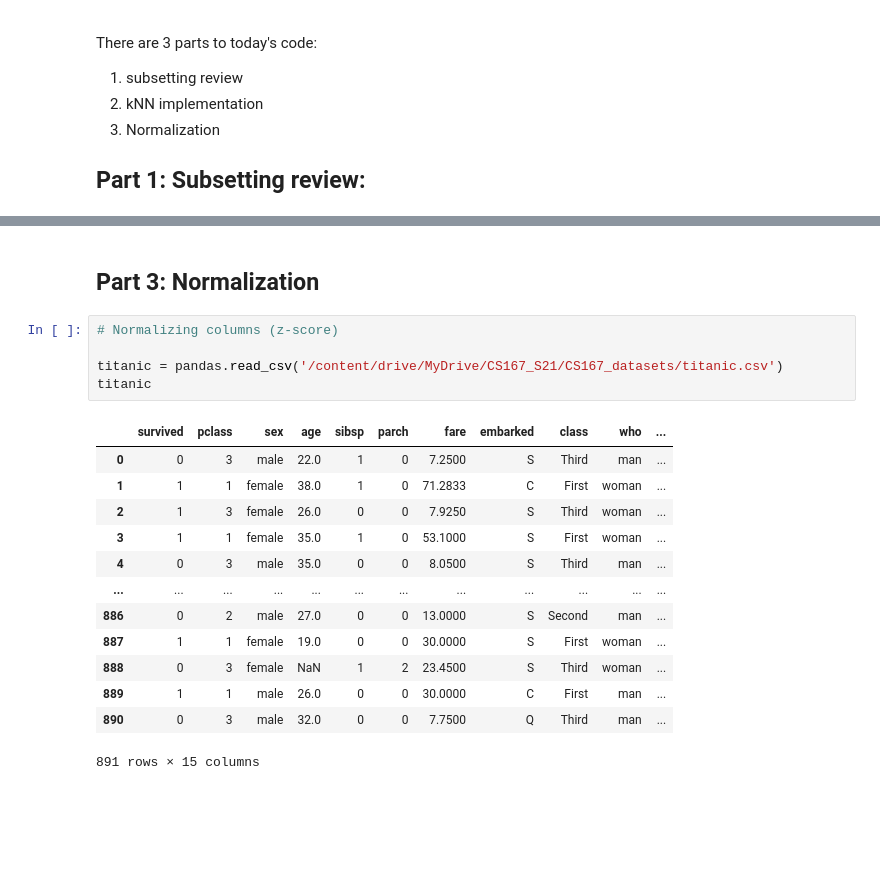
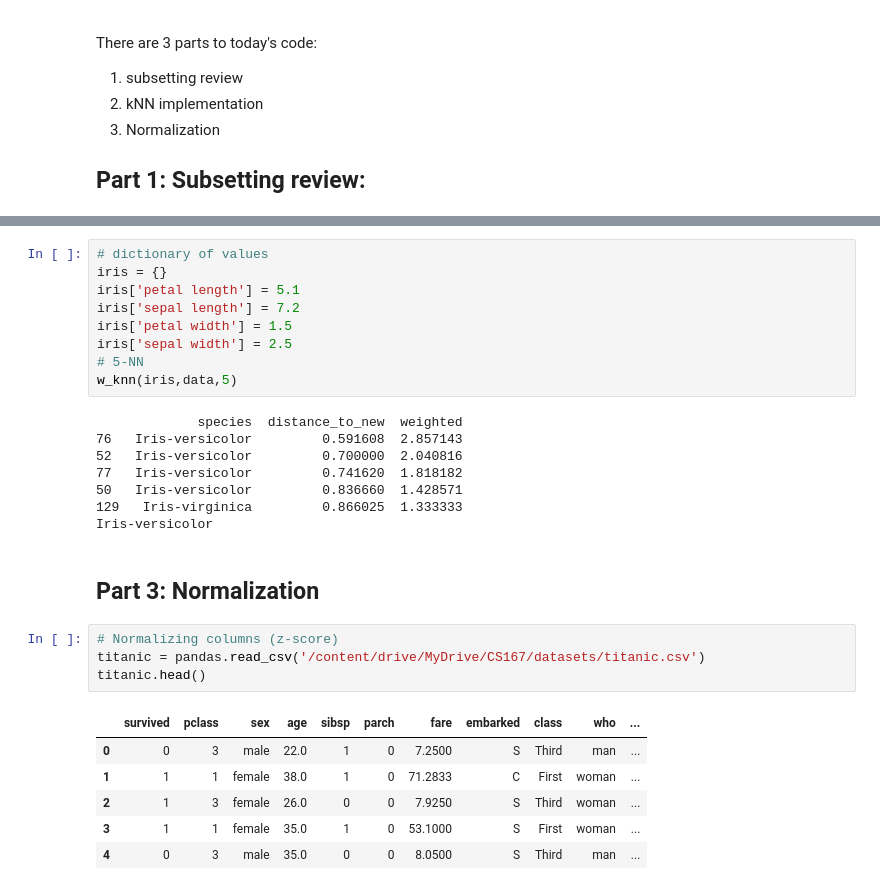
Before and after one commit to mpozzini/Day05, a Jupyter notebook: Day05_Notes.ipynb, the cells around one changed output, grey strips where cells are left out. Saved outputs shown, nothing was run; the diff lists cells and outputs as text; blank space fills up the shorter version.

```diff
--- a/Day05_Notes.ipynb
+++ b/Day05_Notes.ipynb
@@ -174,24 +126,33 @@ knn(iris,data,5)
+# %%
+# dictionary of values
+iris = {}
+iris['petal length'] = 5.1
+iris['sepal length'] = 7.2
+iris['petal width'] = 1.5
+iris['sepal width'] = 2.5
+# 5-NN
+w_knn(iris,data,5)
+# %% [output]
+             species  distance_to_new  weighted
+76   Iris-versicolor         0.591608  2.857143
+52   Iris-versicolor         0.700000  2.040816
+77   Iris-versicolor         0.741620  1.818182
+50   Iris-versicolor         0.836660  1.428571
+129   Iris-virginica         0.866025  1.333333
+Iris-versicolor
 # %% [markdown]
 ## Part 3: Normalization
 # %%
 # Normalizing columns (z-score)
-
-titanic = pandas.read_csv('/content/drive/MyDrive/CS167_S21/CS167_datasets/titanic.csv')
-titanic
+titanic = pandas.read_csv('/content/drive/MyDrive/CS167/datasets/titanic.csv')
+titanic.head()
 # %% [output]
 |  | survived | pclass | sex | age | sibsp | parch | fare | embarked | class | who | ... |
 | 0 | 0 | 3 | male | 22.0 | 1 | 0 | 7.2500 | S | Third | man | ... |
 | 1 | 1 | 1 | female | 38.0 | 1 | 0 | 71.2833 | C | First | woman | ... |
 | 2 | 1 | 3 | female | 26.0 | 0 | 0 | 7.9250 | S | Third | woman | ... |
 | 3 | 1 | 1 | female | 35.0 | 1 | 0 | 53.1000 | S | First | woman | ... |
 | 4 | 0 | 3 | male | 35.0 | 0 | 0 | 8.0500 | S | Third | man | ... |
-| ... | ... | ... | ... | ... | ... | ... | ... | ... | ... | ... | ... |
-| 886 | 0 | 2 | male | 27.0 | 0 | 0 | 13.0000 | S | Second | man | ... |
-| 887 | 1 | 1 | female | 19.0 | 0 | 0 | 30.0000 | S | First | woman | ... |
-| 888 | 0 | 3 | female | NaN | 1 | 2 | 23.4500 | S | Third | woman | ... |
-| 889 | 1 | 1 | male | 26.0 | 0 | 0 | 30.0000 | C | First | man | ... |
-| 890 | 0 | 3 | male | 32.0 | 0 | 0 | 7.7500 | Q | Third | man | ... |
-891 rows × 15 columns
 # %%
 #convert sex to numeric
 titanic['sex'] = titanic['sex'].replace(to_replace='female', value=1)
```
Also changed, not shown: parts of 18 cells of this notebook.
